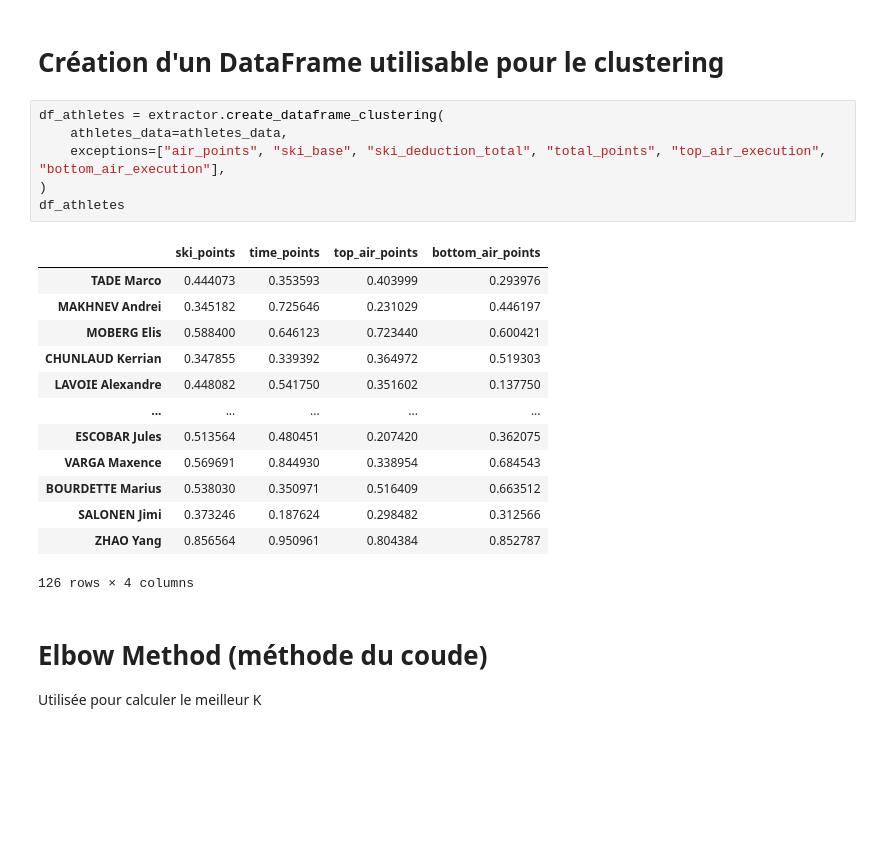
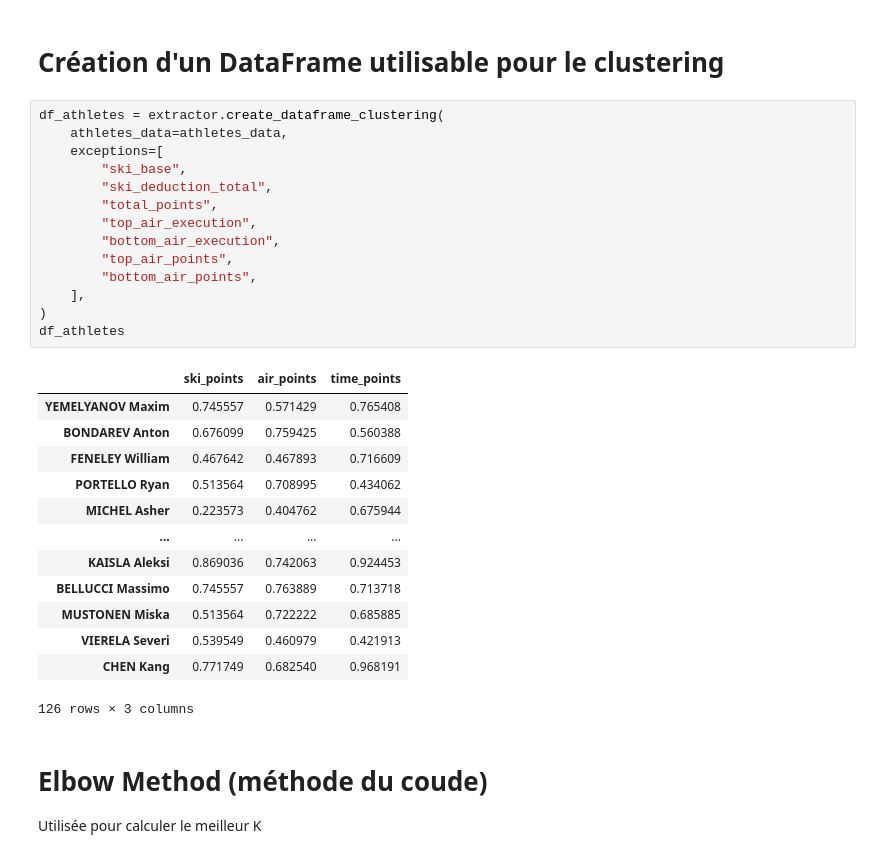
Before and after one commit to tomjeannesson/ENSIMAG3A-COD-IA, a Jupyter notebook: lib/clustering-test.ipynb, the cells around one changed output. Cells and saved outputs as stored; diff of their text form; blank space fills up the shorter version.

```diff
--- a/lib/clustering-test.ipynb
+++ b/lib/clustering-test.ipynb
@@ -50,23 +50,31 @@ len(athletes_data)
 # %%
 df_athletes = extractor.create_dataframe_clustering(
     athletes_data=athletes_data,
-    exceptions=["air_points", "ski_base", "ski_deduction_total", "total_points", "top_air_execution", "bottom_air_execution"],
+    exceptions=[
+        "ski_base",
+        "ski_deduction_total",
+        "total_points",
+        "top_air_execution",
+        "bottom_air_execution",
+        "top_air_points",
+        "bottom_air_points",
+    ],
 )
 df_athletes
 # %% [output]
-|  | ski_points | time_points | top_air_points | bottom_air_points |
-| TADE Marco | 0.444073 | 0.353593 | 0.403999 | 0.293976 |
-| MAKHNEV Andrei | 0.345182 | 0.725646 | 0.231029 | 0.446197 |
-| MOBERG Elis | 0.588400 | 0.646123 | 0.723440 | 0.600421 |
-| CHUNLAUD Kerrian | 0.347855 | 0.339392 | 0.364972 | 0.519303 |
-| LAVOIE Alexandre | 0.448082 | 0.541750 | 0.351602 | 0.137750 |
-| ... | ... | ... | ... | ... |
-| ESCOBAR Jules | 0.513564 | 0.480451 | 0.207420 | 0.362075 |
-| VARGA Maxence | 0.569691 | 0.844930 | 0.338954 | 0.684543 |
-| BOURDETTE Marius | 0.538030 | 0.350971 | 0.516409 | 0.663512 |
-| SALONEN Jimi | 0.373246 | 0.187624 | 0.298482 | 0.312566 |
-| ZHAO Yang | 0.856564 | 0.950961 | 0.804384 | 0.852787 |
+|  | ski_points | air_points | time_points |
+| YEMELYANOV Maxim | 0.745557 | 0.571429 | 0.765408 |
+| BONDAREV Anton | 0.676099 | 0.759425 | 0.560388 |
+| FENELEY William | 0.467642 | 0.467893 | 0.716609 |
+| PORTELLO Ryan | 0.513564 | 0.708995 | 0.434062 |
+| MICHEL Asher | 0.223573 | 0.404762 | 0.675944 |
+| ... | ... | ... | ... |
+| KAISLA Aleksi | 0.869036 | 0.742063 | 0.924453 |
+| BELLUCCI Massimo | 0.745557 | 0.763889 | 0.713718 |
+| MUSTONEN Miska | 0.513564 | 0.722222 | 0.685885 |
+| VIERELA Severi | 0.539549 | 0.460979 | 0.421913 |
+| CHEN Kang | 0.771749 | 0.682540 | 0.968191 |
-126 rows × 4 columns
+126 rows × 3 columns
 # %% [markdown]
 # Elbow Method (méthode du coude)
 Utilisée pour calculer le meilleur K
```
Also changed, not shown: parts of 7 cells of this notebook, 6 other files.
